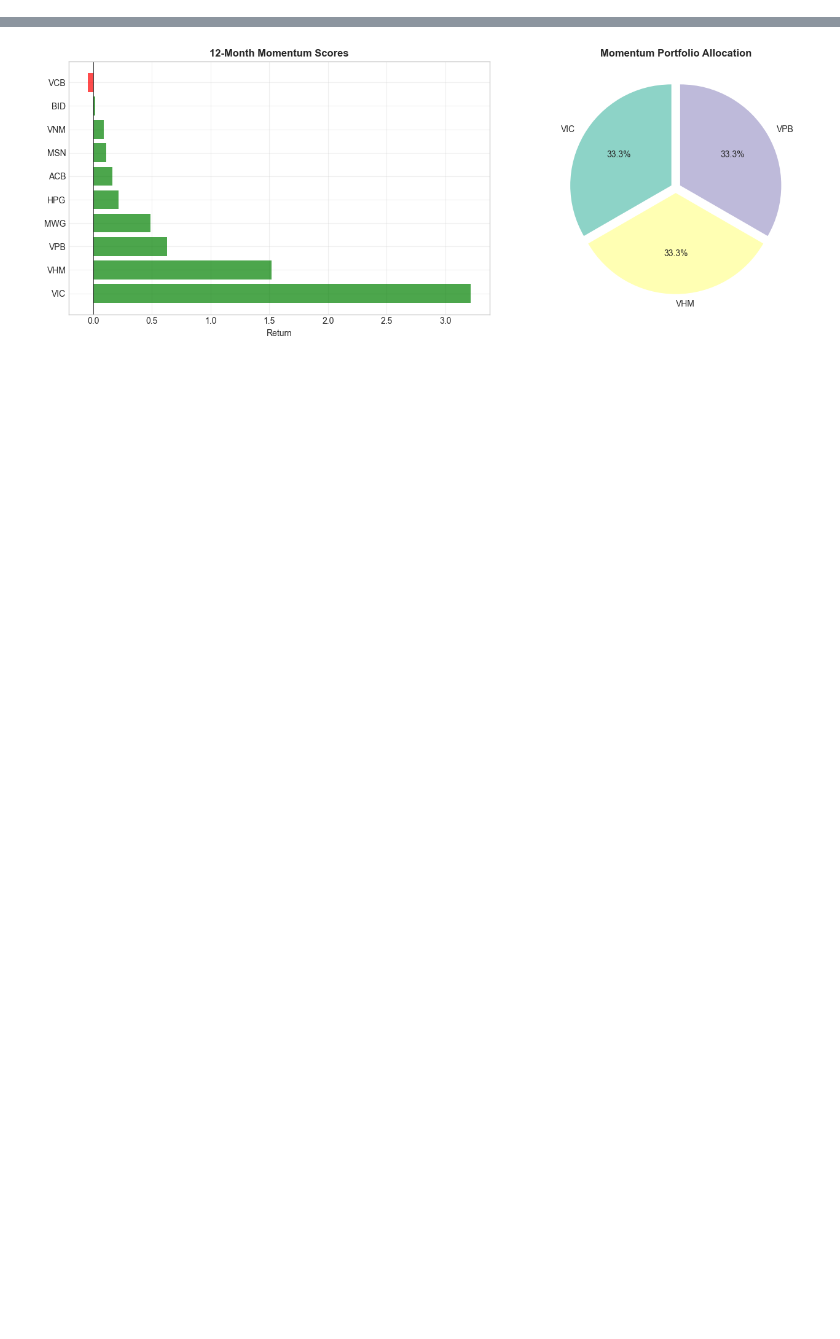
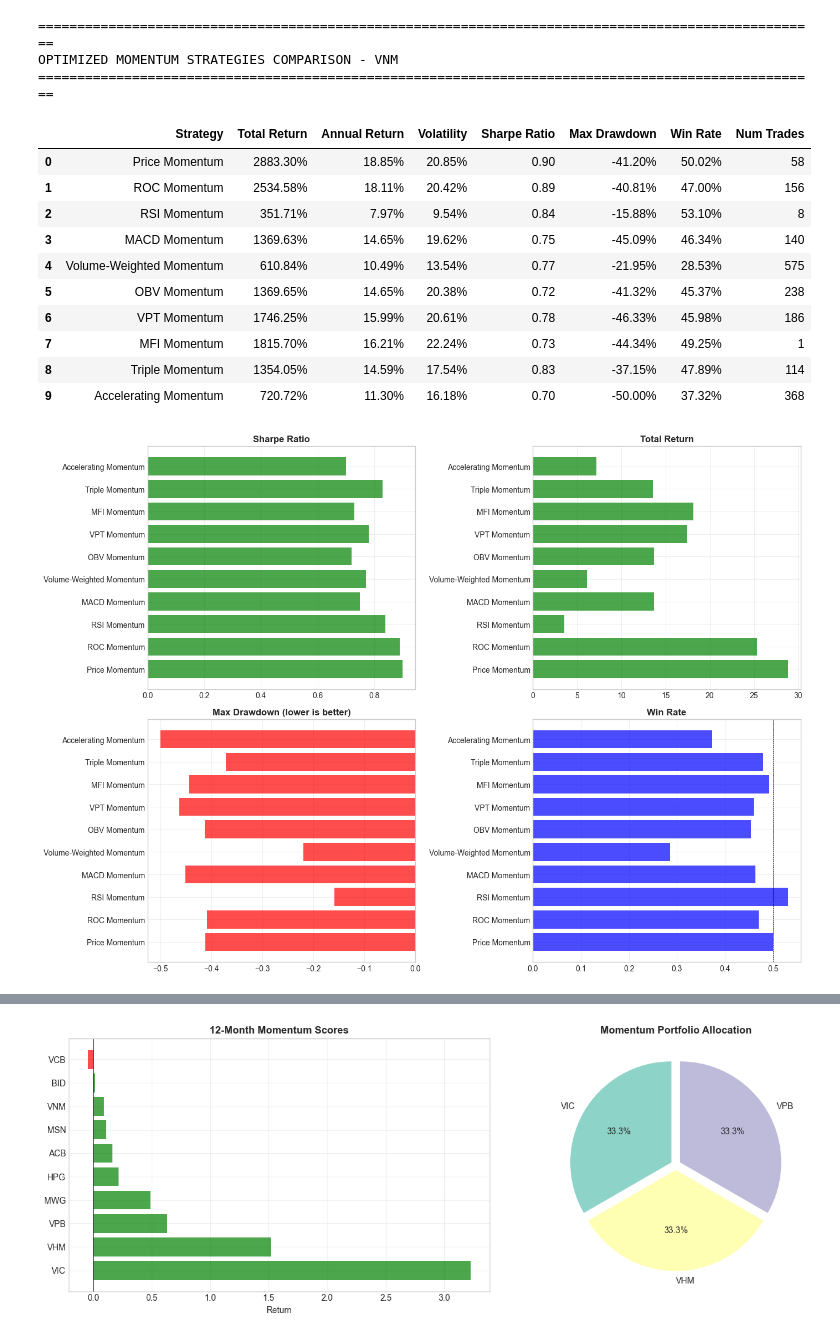
Before and after one commit to NgokNgo/computational-finance, a Jupyter notebook: notebooks/01BasicStrategies.ipynb, the cells around one changed output, grey strips where cells are left out. Drawn from its saved outputs; the diff is of its cells as text; code cells hidden in the pictures; blank space fills up the shorter version.

```diff
--- a/notebooks/01BasicStrategies.ipynb
+++ b/notebooks/01BasicStrategies.ipynb
@@ -765,0 +543,41 @@ Top N: 3 stocks
+# %%
+# ========== COMPARE OPTIMIZED MOMENTUM STRATEGIES ==========
+
+# Create strategies with optimized parameters
+optimized_strategies = [
+    PriceMomentum(**optimized_results['PriceMomentum']['params']),
+    ROCMomentum(**optimized_results['ROCMomentum']['params']),
+    RSIMomentum(**optimized_results['RSIMomentum']['params']),
+    MACDMomentum(**optimized_results['MACDMomentum']['params']),
+    VolumeWeightedMomentum(**optimized_results['VolumeWeightedMomentum']['params']),
+    OBVMomentum(**optimized_results['OBVMomentum']['params']),
+    VPTMomentum(**optimized_results['VPTMomentum']['params']),
+    MFIMomentum(**optimized_results['MFIMomentum']['params']),
+    TripleMomentum(**optimized_results['TripleMomentum']['params']),
+    AcceleratingMomentum(**optimized_results['AcceleratingMomentum']['params'])
+]
+
+optimized_comparison = compare_strategies(df, optimized_strategies)
+
+print(f"\n{'='*100}")
+print(f"OPTIMIZED MOMENTUM STRATEGIES COMPARISON - {SYMBOL}")
+print("="*100)
+display(optimized_comparison)
+
+plot_comparison_charts(optimized_comparison)
+# %% [output]
+====================================================================================================
+OPTIMIZED MOMENTUM STRATEGIES COMPARISON - VNM
+====================================================================================================
+|  | Strategy | Total Return | Annual Return | Volatility | Sharpe Ratio | Max Drawdown | Win Rate | Num Trades |
+| 0 | Price Momentum | 2883.30% | 18.85% | 20.85% | 0.90 | -41.20% | 50.02% | 58 |
+| 1 | ROC Momentum | 2534.58% | 18.11% | 20.42% | 0.89 | -40.81% | 47.00% | 156 |
+| 2 | RSI Momentum | 351.71% | 7.97% | 9.54% | 0.84 | -15.88% | 53.10% | 8 |
+| 3 | MACD Momentum | 1369.63% | 14.65% | 19.62% | 0.75 | -45.09% | 46.34% | 140 |
+| 4 | Volume-Weighted Momentum | 610.84% | 10.49% | 13.54% | 0.77 | -21.95% | 28.53% | 575 |
+| 5 | OBV Momentum | 1369.65% | 14.65% | 20.38% | 0.72 | -41.32% | 45.37% | 238 |
+| 6 | VPT Momentum | 1746.25% | 15.99% | 20.61% | 0.78 | -46.33% | 45.98% | 186 |
+| 7 | MFI Momentum | 1815.70% | 16.21% | 22.24% | 0.73 | -44.34% | 49.25% | 1 |
+| 8 | Triple Momentum | 1354.05% | 14.59% | 17.54% | 0.83 | -37.15% | 47.89% | 114 |
+| 9 | Accelerating Momentum | 720.72% | 11.30% | 16.18% | 0.70 | -50.00% | 37.32% | 368 |
+[figure, added]
```
Also changed, not shown: parts of 57 cells of this notebook, 15 other files.
